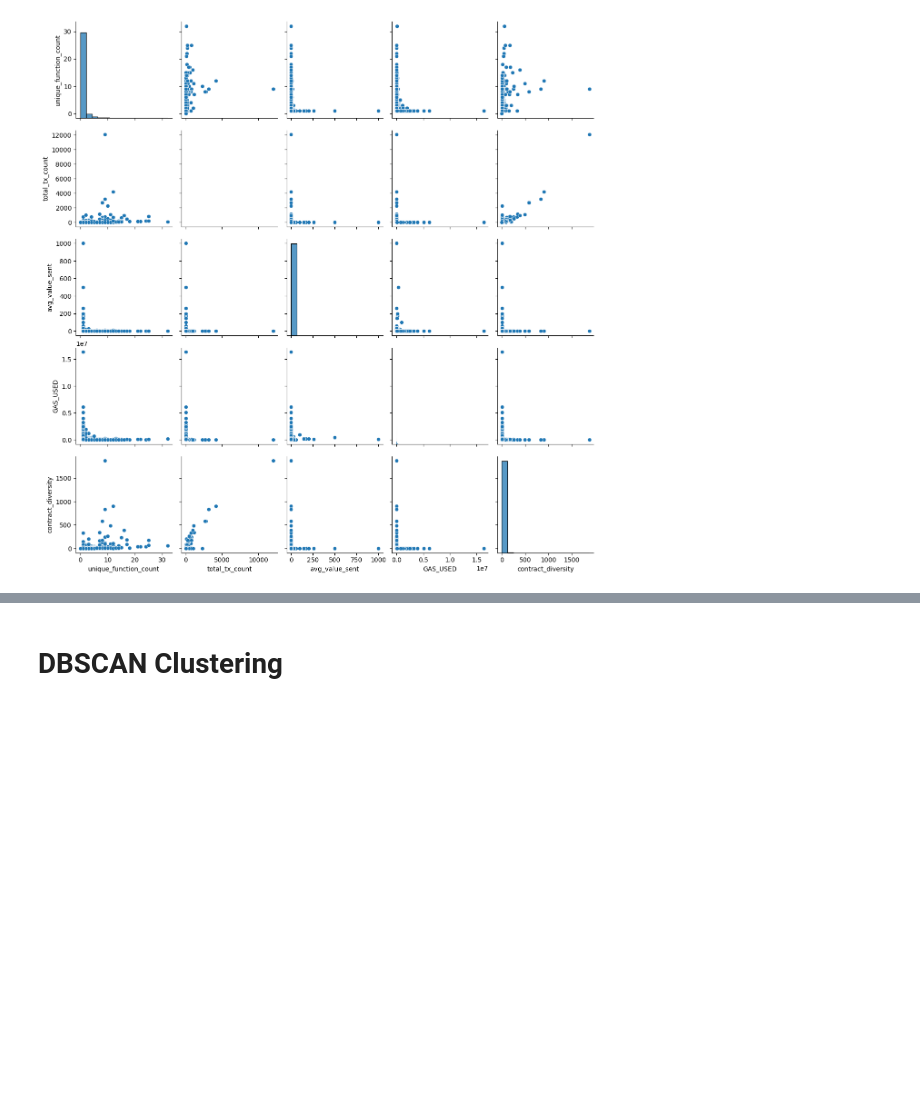
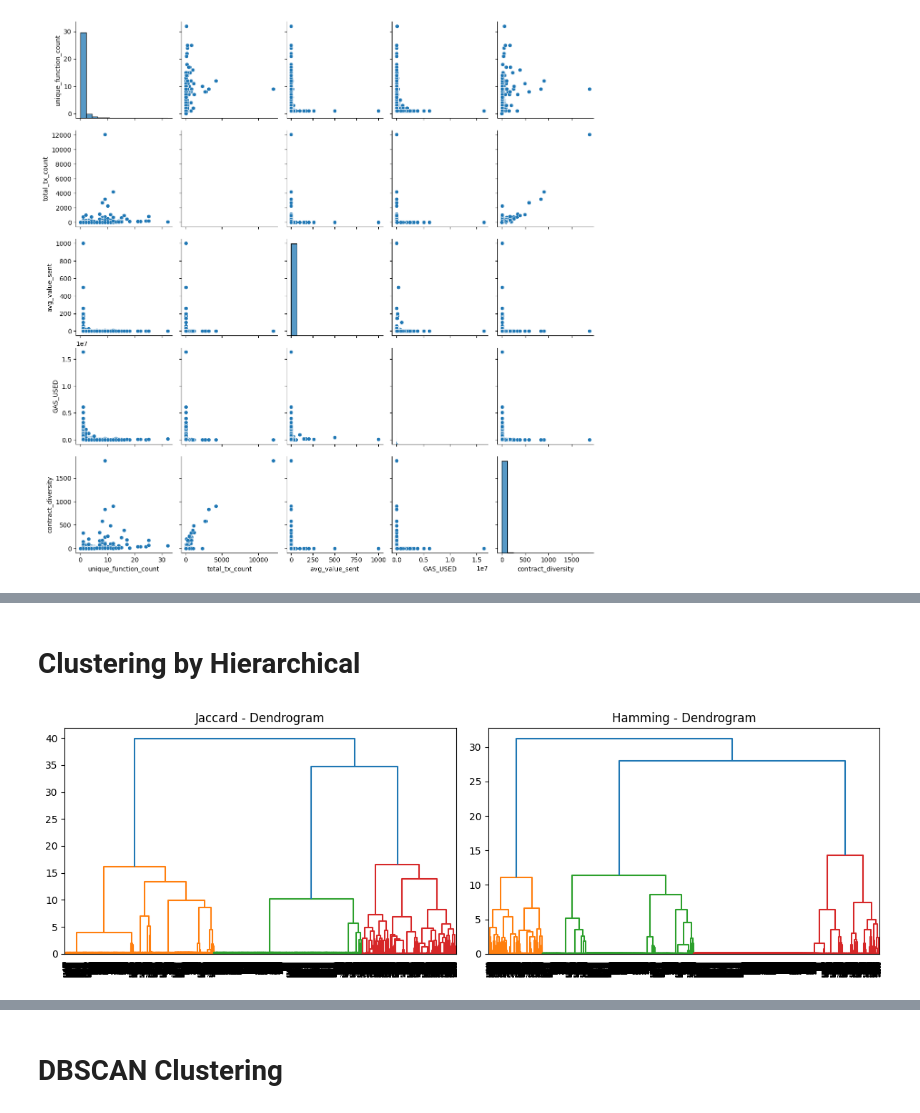
Before and after one commit to bellatrix-ds/ml-in-crypto, a Jupyter notebook: 03_Smart_Contract_Usage_Clustering/Smart_Contract_Clustering.ipynb, the cells around one changed output, grey strips where cells are left out. Drawn from its saved outputs; the diff is of its cells as text; code cells hidden in the pictures; blank space fills up the shorter version.

```diff
--- a/03_Smart_Contract_Usage_Clustering/Smart_Contract_Clustering.ipynb
+++ b/03_Smart_Contract_Usage_Clustering/Smart_Contract_Clustering.ipynb
@@ -158,0 +277,7 @@ Index(['FROM_ADDRESS', 'total_tx_count_30d', 'unique_function_count_30d',
+# %%
+df_features_final['tx_count_30d_bin_binary'] = df_features_final['tx_count_30d_bins'].apply(lambda x: 1 if x.right > 2 else 0)
+
+df_features_final_bin = df_features_final.drop(['total_tx_count_30d','unique_function_count_30d',
+                                               'avg_value_sent_30d','contract_diversity_7d','GAS_USED_7d','avg_tx_per_day',
+                                               'total_value_sent','first_last_tx_diff','tx_count_30d_bins'],axis=1)
+df_features_final_bin.head()
@@ -158,0 +311,17 @@ Index(['FROM_ADDRESS', 'total_tx_count_30d', 'unique_function_count_30d',
+# %%
+import pandas as pd
+import numpy as np
+from sklearn.preprocessing import LabelEncoder
+from scipy.spatial.distance import pdist, squareform
+from scipy.cluster.hierarchy import linkage, dendrogram, fcluster
+import matplotlib.pyplot as plt
+import seaborn as sns
+from sklearn.metrics import silhouette_score
+
+df_encoded = df_features_final_bin.copy()
+for col in df_encoded.columns:
+    if df_encoded[col].dtype == 'object' or isinstance(df_encoded[col][0], str):
+        df_encoded[col] = LabelEncoder().fit_transform(df_encoded[col])
+# %%
+df_encoded = df_encoded.drop(columns=["FROM_ADDRESS"])
+df_encoded
@@ -158,0 +342,24 @@ Index(['FROM_ADDRESS', 'total_tx_count_30d', 'unique_function_count_30d',
+# %% [markdown]
+# Clustering by Hierarchical
+# %%
+# Calculate pairwise distances (Jaccard and Hamming)
+dist_jaccard = pdist(df_encoded, metric='jaccard')
+dist_hamming = pdist(df_encoded, metric='hamming')
+
+#Hierarchical Clustering using linkage
+linkage_jaccard = linkage(dist_jaccard, method='ward')
+linkage_hamming = linkage(dist_hamming, method='ward')
+# %%
+# Plot Dendrograms
+plt.figure(figsize=(12, 4))
+plt.subplot(1, 2, 1)
+dendrogram(linkage_jaccard)
+plt.title("Jaccard - Dendrogram")
+
+plt.subplot(1, 2, 2)
+dendrogram(linkage_hamming)
+plt.title("Hamming - Dendrogram")
+plt.tight_layout()
+plt.show()
+# %% [output]
+[figure, added]
```
Also changed, not shown: parts of 25 cells of this notebook, 4 other files.
